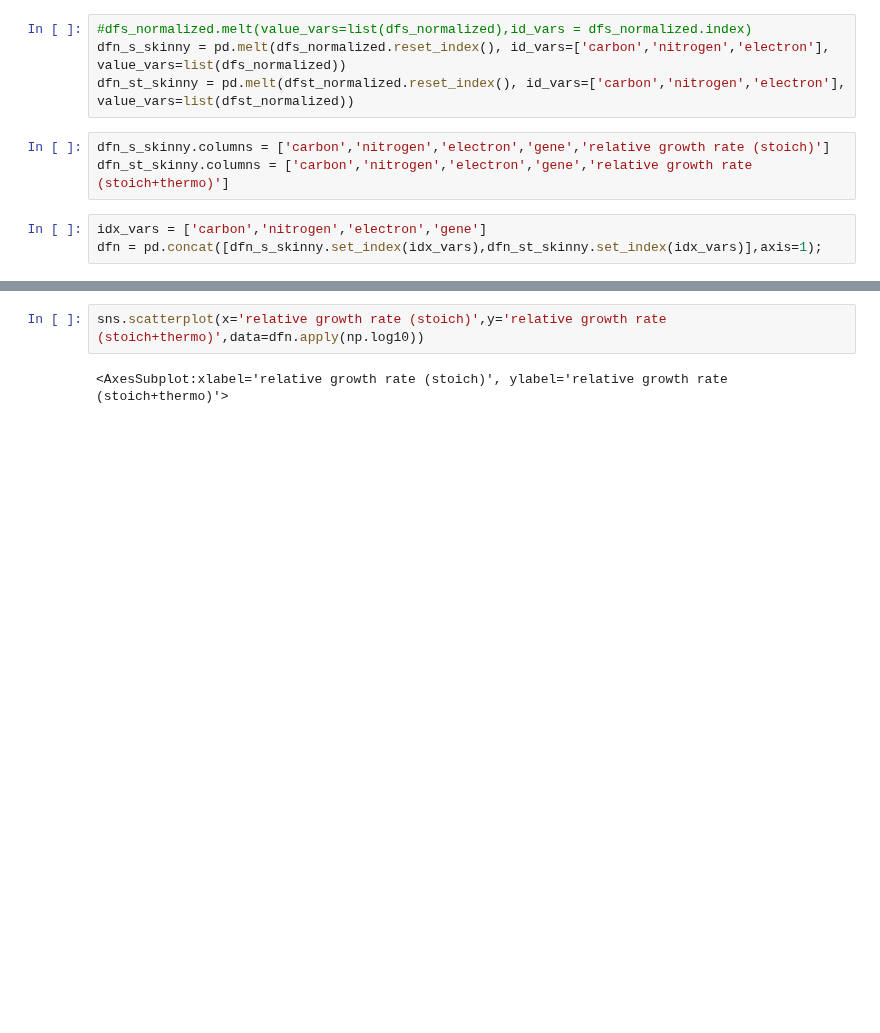
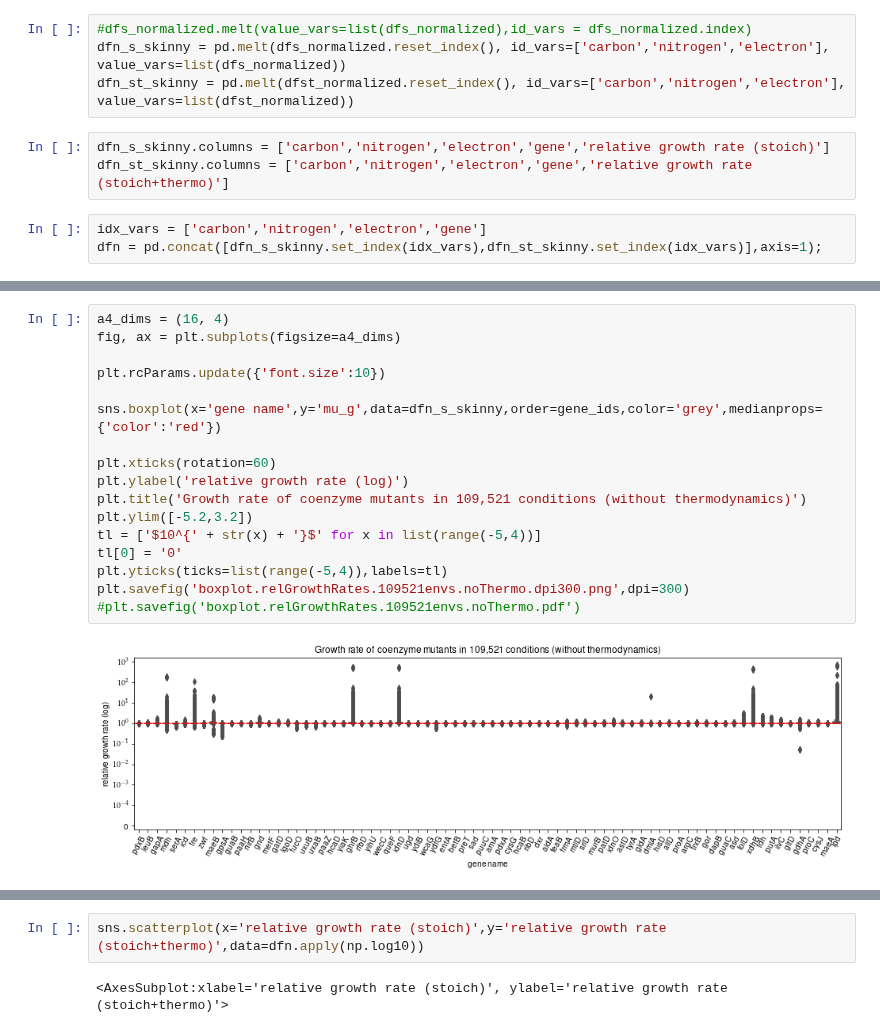
Before and after one commit to jgoldford/coenzymes, a Jupyter notebook: scc/parse_scc_results.ipynb, the cells around one changed output, grey strips where cells are left out. Drawn from its saved outputs; the diff is of its cells as text; blank space fills up the shorter version.

```diff
--- a/scc/parse_scc_results.ipynb
+++ b/scc/parse_scc_results.ipynb
@@ -99,0 +177,19 @@ dfn = pd.concat([dfn_s_skinny.set_index(idx_vars),dfn_st_skinny.set_index(idx_va
+# %%
+a4_dims = (16, 4)
+fig, ax = plt.subplots(figsize=a4_dims)
+
+plt.rcParams.update({'font.size':10})
+
+sns.boxplot(x='gene name',y='mu_g',data=dfn_s_skinny,order=gene_ids,color='grey',medianprops={'color':'red'})
+
+plt.xticks(rotation=60)
+plt.ylabel('relative growth rate (log)')
+plt.title('Growth rate of coenzyme mutants in 109,521 conditions (without thermodynamics)')
+plt.ylim([-5.2,3.2])
+tl = ['$10^{' + str(x) + '}$' for x in list(range(-5,4))]
+tl[0] = '0'
+plt.yticks(ticks=list(range(-5,4)),labels=tl)
+plt.savefig('boxplot.relGrowthRates.109521envs.noThermo.dpi300.png',dpi=300)
+#plt.savefig('boxplot.relGrowthRates.109521envs.noThermo.pdf')
+# %% [output]
+[figure, added]
```
Also changed, not shown: parts of 15 cells of this notebook, 14 other files.
